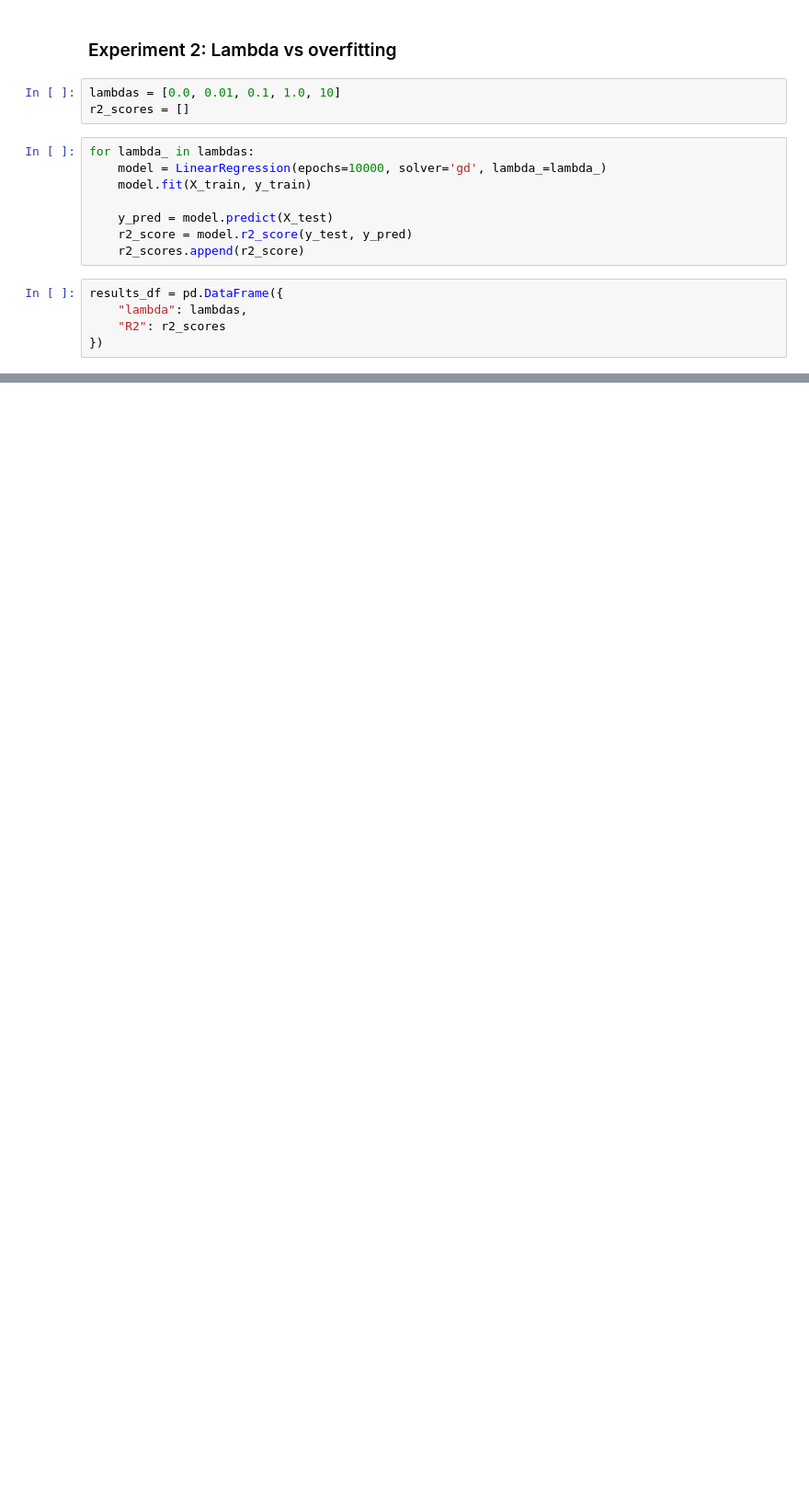
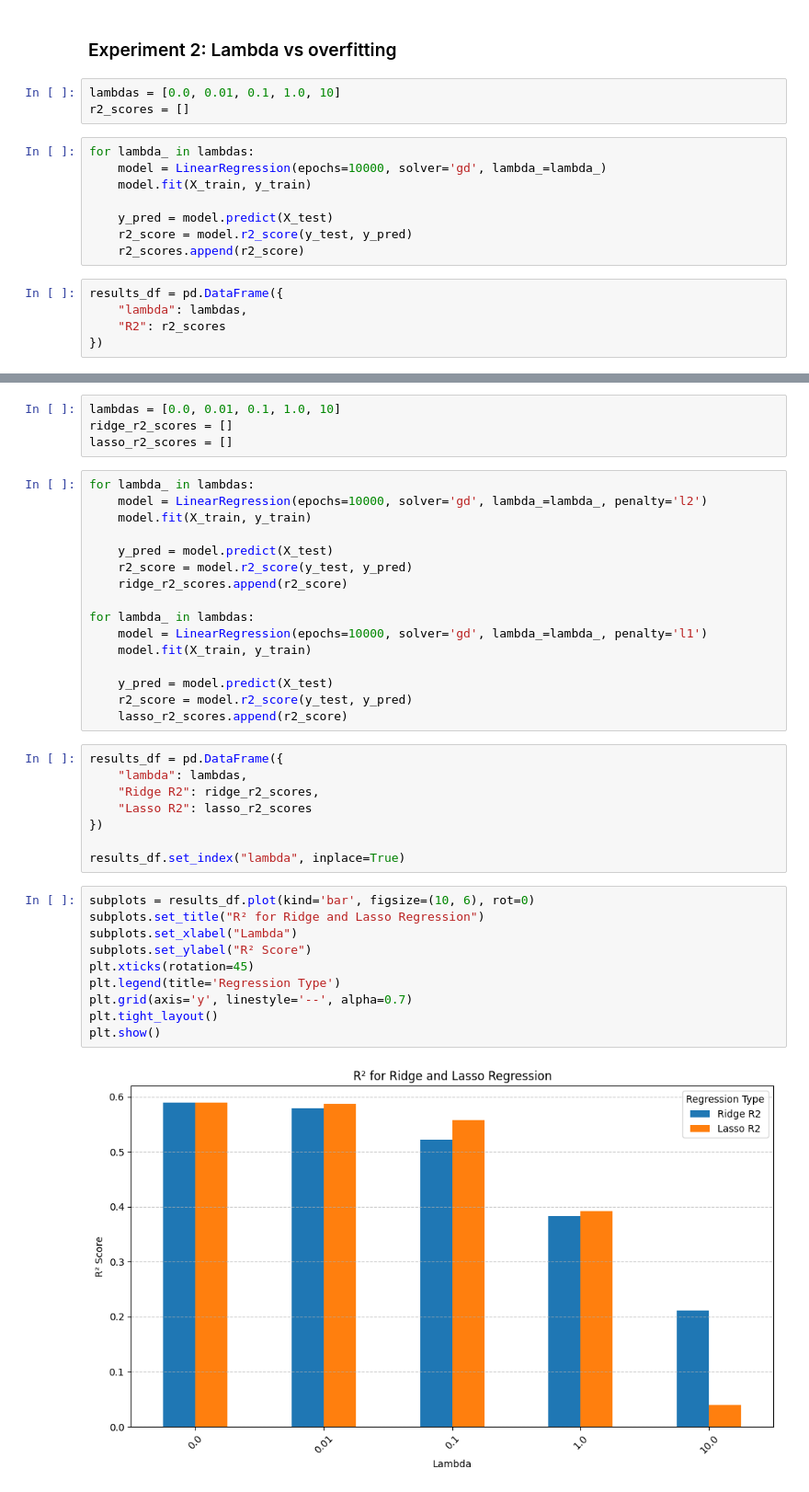
Before and after one commit to idzydek/lin3ar, a Jupyter notebook: notebooks/linear_regression/crabs/02_lambda_experiments.ipynb, the cells around one changed output, grey strips where cells are left out. Shown at 92% size. Saved outputs shown, nothing was run; the diff lists cells and outputs as text; blank space fills up the shorter version.

Commit message:
lasso experiment

```diff
--- a/notebooks/linear_regression/crabs/02_lambda_experiments.ipynb
+++ b/notebooks/linear_regression/crabs/02_lambda_experiments.ipynb
@@ -90 +92,41 @@ Passing `palette` without assigning `hue` is deprecated and will be removed in v
+# %%
+lambdas = [0.0, 0.01, 0.1, 1.0, 10]
+ridge_r2_scores = []
+lasso_r2_scores = []
+# %%
+for lambda_ in lambdas:
+    model = LinearRegression(epochs=10000, solver='gd', lambda_=lambda_, penalty='l2')
+    model.fit(X_train, y_train)
+
+    y_pred = model.predict(X_test)
+    r2_score = model.r2_score(y_test, y_pred)
+    ridge_r2_scores.append(r2_score)
+
+for lambda_ in lambdas:
+    model = LinearRegression(epochs=10000, solver='gd', lambda_=lambda_, penalty='l1')
+    model.fit(X_train, y_train)
+
+    y_pred = model.predict(X_test)
+    r2_score = model.r2_score(y_test, y_pred)
+    lasso_r2_scores.append(r2_score)
+# %%
+results_df = pd.DataFrame({
+    "lambda": lambdas,
+    "Ridge R2": ridge_r2_scores,
+    "Lasso R2": lasso_r2_scores
+})
+
+results_df.set_index("lambda", inplace=True)
+# %%
+subplots = results_df.plot(kind='bar', figsize=(10, 6), rot=0)
+subplots.set_title("R² for Ridge and Lasso Regression")
+subplots.set_xlabel("Lambda")
+subplots.set_ylabel("R² Score")
+plt.xticks(rotation=45)
+plt.legend(title='Regression Type')
+plt.grid(axis='y', linestyle='--', alpha=0.7)
+plt.tight_layout()
+plt.show()
+# %% [output]
+[figure, added]
 # %% [markdown]
```
Also changed, not shown: parts of 4 cells of this notebook, 1 other file.
